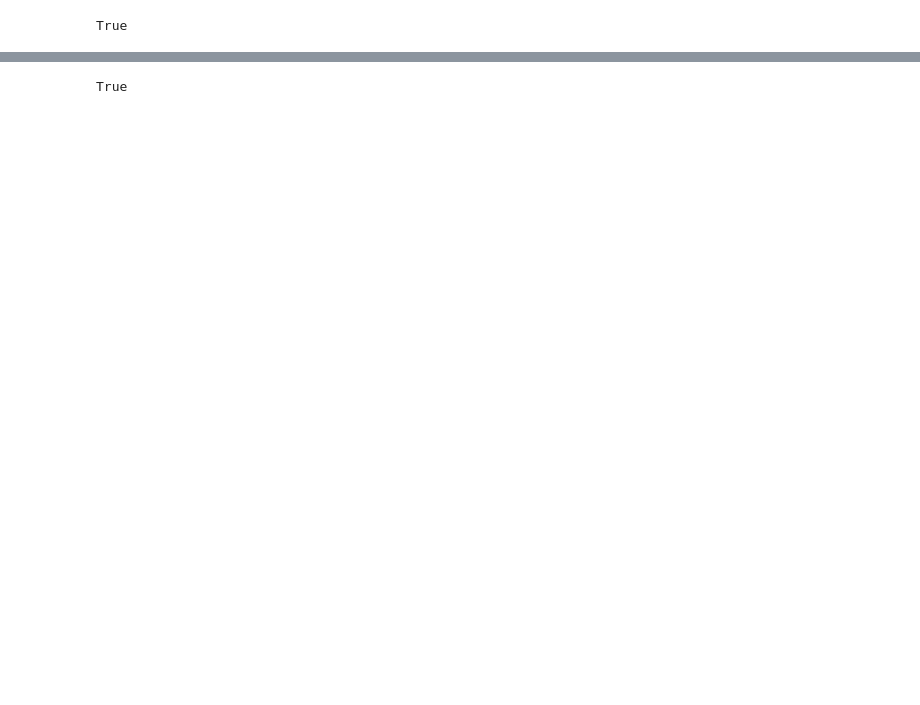
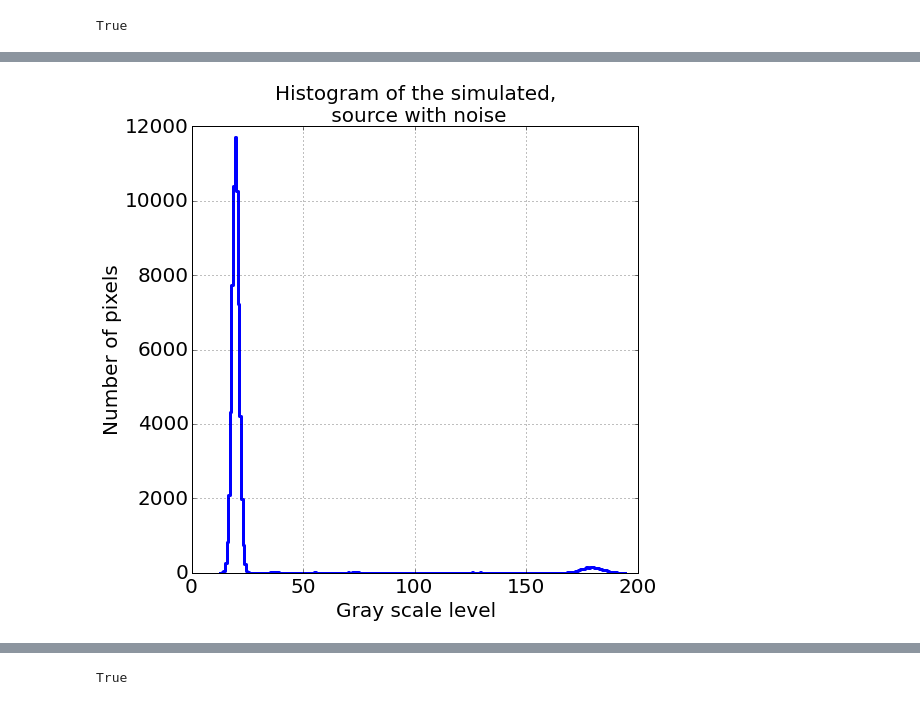
Before and after one commit to sercharpak/MonitoriaInvestigacion201610, a Jupyter notebook: Simulation_Sources_SourceNoise.ipynb, the cells around one changed output, grey strips where cells are left out. Cells and saved outputs as stored; diff of their text form; code cells hidden in the pictures; blank space fills up the shorter version.

```diff
--- a/Simulation_Sources_SourceNoise.ipynb
+++ b/Simulation_Sources_SourceNoise.ipynb
@@ -128,2 +153,6 @@ True
+# %%
+make_histogram(reference,255)
+# %% [output]
+[figure, added]
 # %%
 #We substract the sky to get the final results
```
Also changed, not shown: parts of 12 cells of this notebook, 4 other files.
